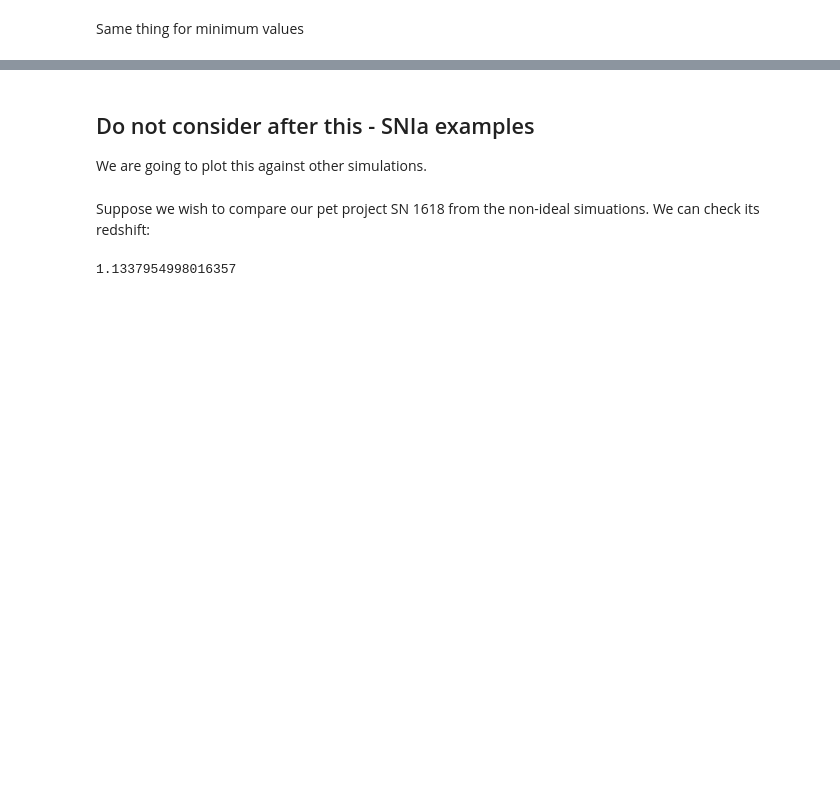
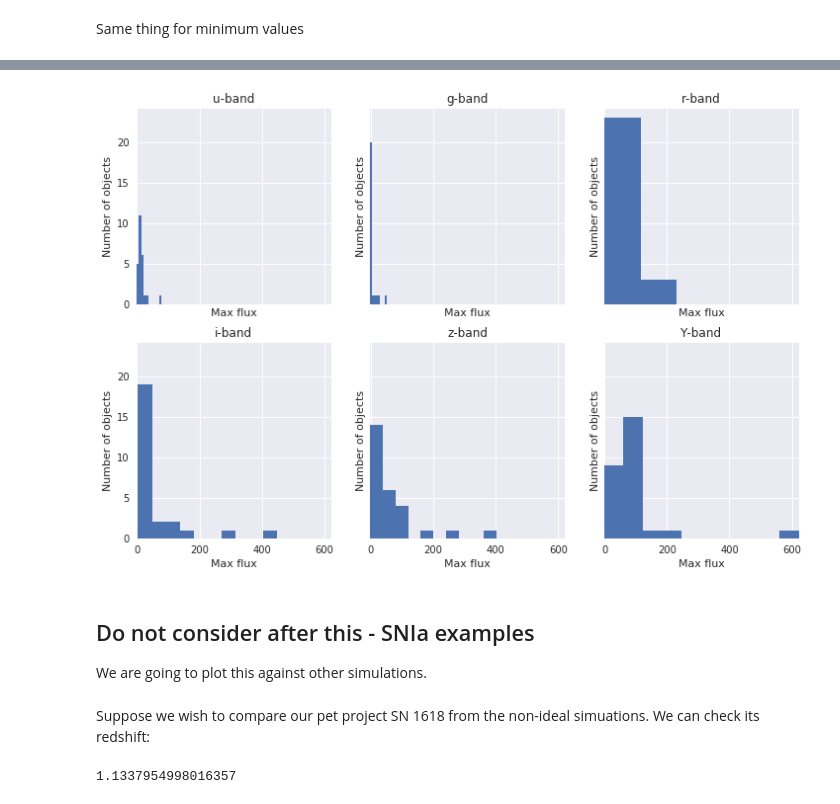
Before and after one commit to emilleishida/PLAsTiCC_Validation, a Jupyter notebook: pkl/MODEL50/PLAsTiCC_validation_MODEL50.ipynb, the cells around one changed output, grey strips where cells are left out. Saved outputs shown, nothing was run; the diff lists cells and outputs as text; code cells hidden in the pictures; blank space fills up the shorter version.

```diff
--- a/pkl/MODEL50/PLAsTiCC_validation_MODEL50.ipynb
+++ b/pkl/MODEL50/PLAsTiCC_validation_MODEL50.ipynb
@@ -252,3 +264,14 @@ for f in LSST_FILTERS:
+# %%
+fig, axes = plt.subplots(2, 3, sharex=True, sharey=True, figsize=(12, 8))
+for id_f, f in enumerate(LSST_FILTERS):
+    ax = axes[id_f // 3, id_f % 3]
+    ax.hist(max_flux[f])
+    ax.set_xlim(min(max_flux[f]), max(max_flux[f]))
+    ax.set_xlabel('Max flux')
+    ax.set_ylabel('Number of objects')
+    ax.set_title('%s-band' % f)
+# %% [output]
+[figure, added]
 # %% [markdown]
 ## Do not consider after this - SNIa examples
 
```
Also changed, not shown: parts of 13 cells of this notebook.
